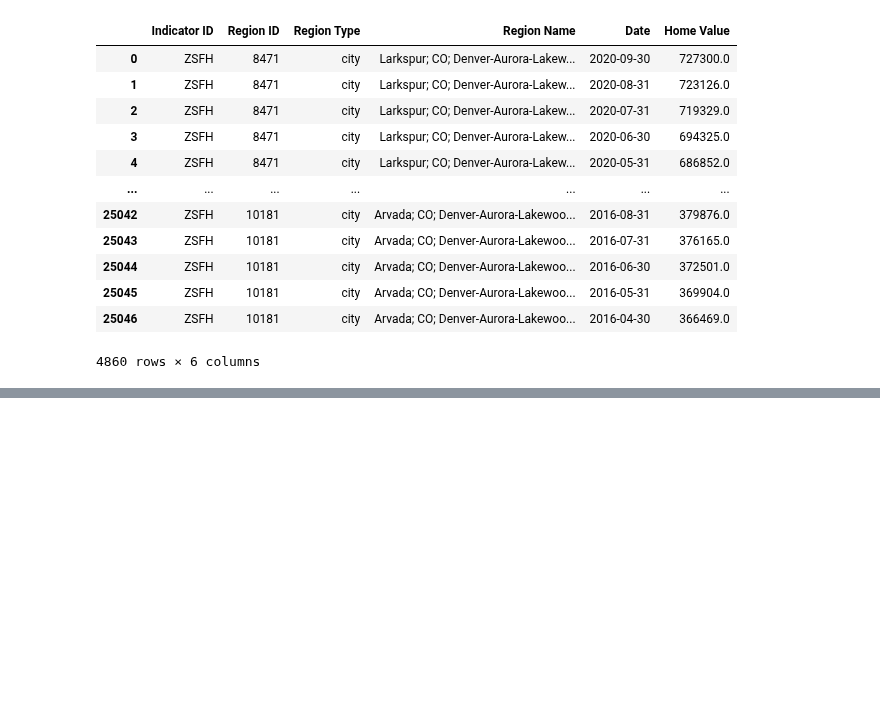
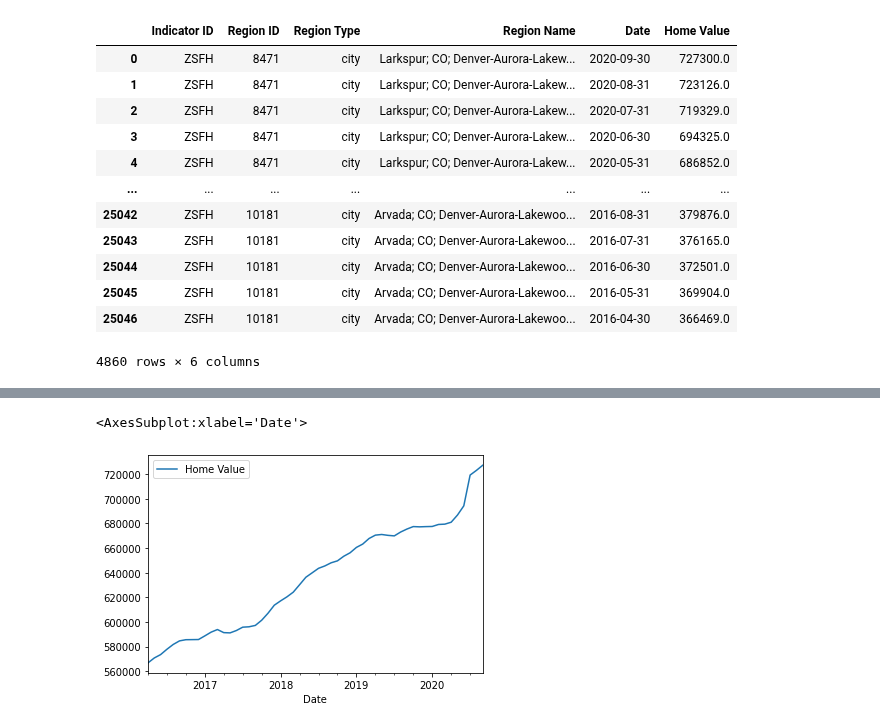
Before and after one commit to binetala/The_Very_Best_Team, a Jupyter notebook: Cole/zillow_data.ipynb, the cells around one changed output, grey strips where cells are left out. Saved outputs shown, nothing was run; the diff lists cells and outputs as text; code cells hidden in the pictures; blank space fills up the shorter version.

```diff
--- a/Cole/zillow_data.ipynb
+++ b/Cole/zillow_data.ipynb
@@ -131,0 +150,8 @@ zillow_data.to_csv("output_data/zillow_data.csv")
+# %%
+# Info found at: https://stackoverflow.com/questions/37600711/pandas-split-column-into-multiple-columns-by-comma
+zillow_clean_new = pd.concat([zillow_clean,zillow_clean["Region Name"].str.split('; ', expand=True)], axis=1)
+# %%
+zillow_clean_new = zillow_clean_new.rename(columns={0: "City", 1: "State", 2: "Area", 3: "County"})
+zillow_clean_data = zillow_clean_new.drop(columns={"Region Type", "Region Name"})
+# %%
+zillow_clean_data = zillow_clean_data[["Indicator ID", "Region ID", "Area", "City", "State", "County", "Date", "Home Value"]]
@@ -132,3 +176,9 @@ zillow_data.to_csv("output_data/zillow_data.csv")
+# %%
+larkspur_df = zillow_clean_data.loc[zillow_clean_data["City"] == "Larkspur"]
+larkspur_df.plot("Date", "Home Value")
+# %% [output]
+<AxesSubplot:xlabel='Date'>
+[figure, added]
 # %%
 
 # quandl_url = f"https://www.quandl.com/api/v3/datatables/ZILLOW/DATA.json?"
```
Also changed, not shown: parts of 7 cells of this notebook, 1 other file.
